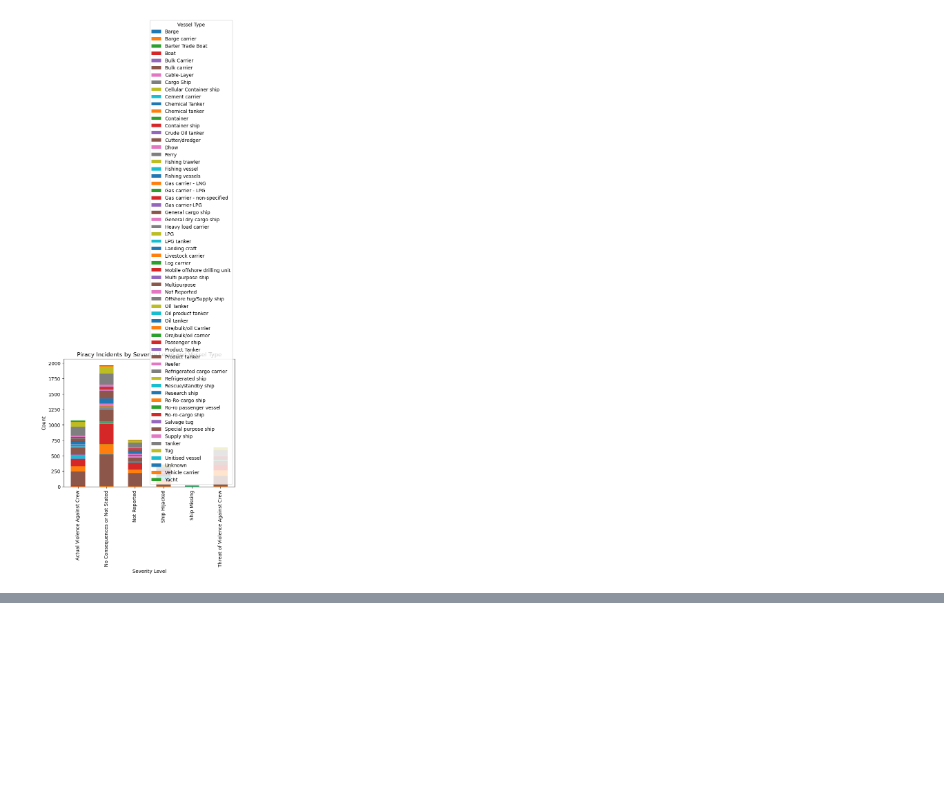
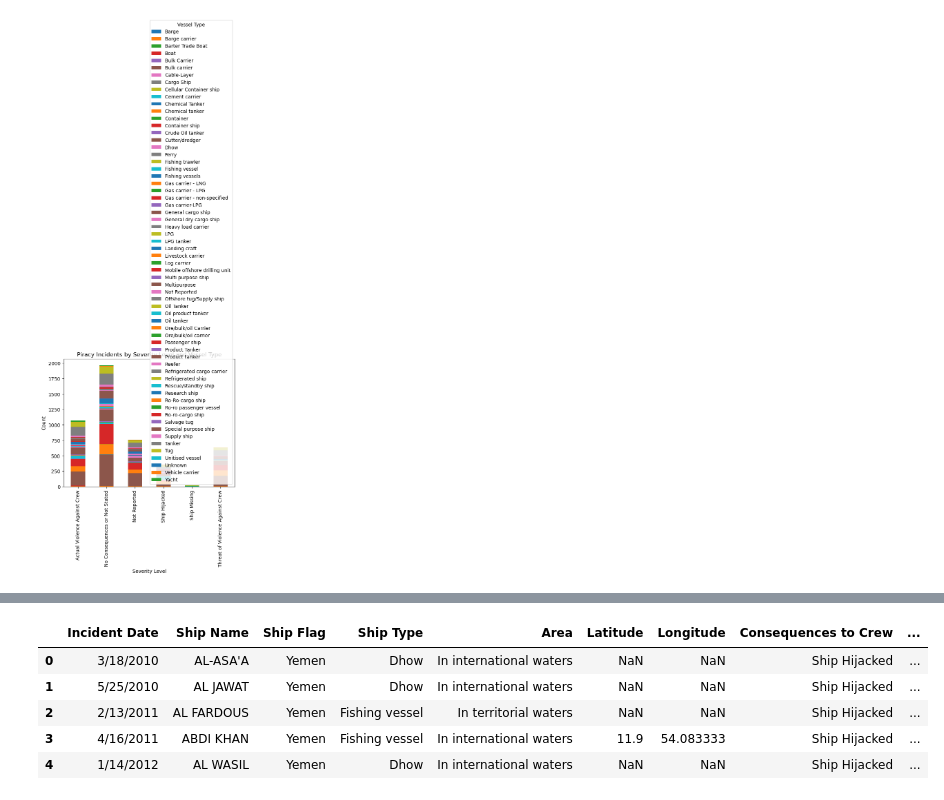
Before and after one commit to deryk96/pirates-of-monterey, a Jupyter notebook: MacDonald_dataframe_working.ipynb, the cells around one changed output, grey strips where cells are left out. Cells and saved outputs as stored; diff of their text form; code cells hidden in the pictures; blank space fills up the shorter version.

```diff
--- a/MacDonald_dataframe_working.ipynb
+++ b/MacDonald_dataframe_working.ipynb
@@ -160 +184,25 @@ plt.show()
+# %%
+vessel_type_mapping = {
+    'Cargo ships': ['General cargo ship', 'Container ship', 'Container', 'General dry cargo ship', 'Bulk carrier', 'Bulk Carrier',
+                    'Vehicle carrier', 'Ro-ro-cargo ship','Ro-Ro-cargo', 'Refrigerated cargo carrier',
+                    'Livestock carrier', 'Reefer', 'Cable-Layer', 'Ore/bulk/oil carrier',
+                    'Ore/bulk/oil Carrier',  'Cellular Container ship',
+                    'Cargo Ship', 'Log carrier', 'Unitised vessel','Cement carrier','Heavy load carrier','Barge carrier'],
+
+    'Fishing': ['Fishing vessel', 'Fishing trawler', 'Fishing vessels'],
+
+    'Non ommercial ships': ['Research ship','Rescue/standby ship'],
+
+    'Passenger ships': ['Dhow','Ro-ro passenger vessel', 'Ferry', 'Passenger ship', 'Yacht'],
+
+    'Service ships': ['Salvage tug','Tug', 'Supply ship', 'Offshore tug/Supply ship'],
+
+    'Tankers': ['Tanker', 'Chemical tanker', 'Chemical Tanker', 'Oil product tanker', 'Product tanker', 'Product Tanker',
+                'LPG tanker', 'Oil tanker', 'Oil Tanker','Gas carrier-LPG', 'Gas carrier - LPG', 'LPG', 'Gas carrier - LNG','Gas carrier - non-specified',
+                'Crude Oil tanker'],
+
+    'All others': ['Cutter/dredger', 'Barge', 'Barge Mobile offshore drilling unit', 'Refrigerated ship', 'Boat', 'Barter Trade Boat',
+                    'Multi purpose ship','Multipurpose','Special purpose ship', 'Landing craft'],
+
+    'Unknown': ['Not Reported', 'Unknown']}
 # %%
@@ -161,0 +220,9 @@ piracy_df_original.
+# %%
+piracy_df_original.head()
+# %% [output]
+|  | Incident Date | Ship Name | Ship Flag | Ship Type | Area | Latitude | Longitude | Consequences to Crew | ... |
+| 0 | 3/18/2010 | AL-ASA'A | Yemen | Dhow | In international waters | NaN | NaN | Ship Hijacked | ... |
+| 1 | 5/25/2010 | AL JAWAT | Yemen | Dhow | In international waters | NaN | NaN | Ship Hijacked | ... |
+| 2 | 2/13/2011 | AL FARDOUS | Yemen | Fishing vessel | In territorial waters | NaN | NaN | Ship Hijacked | ... |
+| 3 | 4/16/2011 | ABDI KHAN | Yemen | Fishing vessel | In international waters | 11.9 | 54.083333 | Ship Hijacked | ... |
+| 4 | 1/14/2012 | AL WASIL | Yemen | Dhow | In international waters | NaN | NaN | Ship Hijacked | ... |
```
Also changed, not shown: parts of 4 cells of this notebook.
